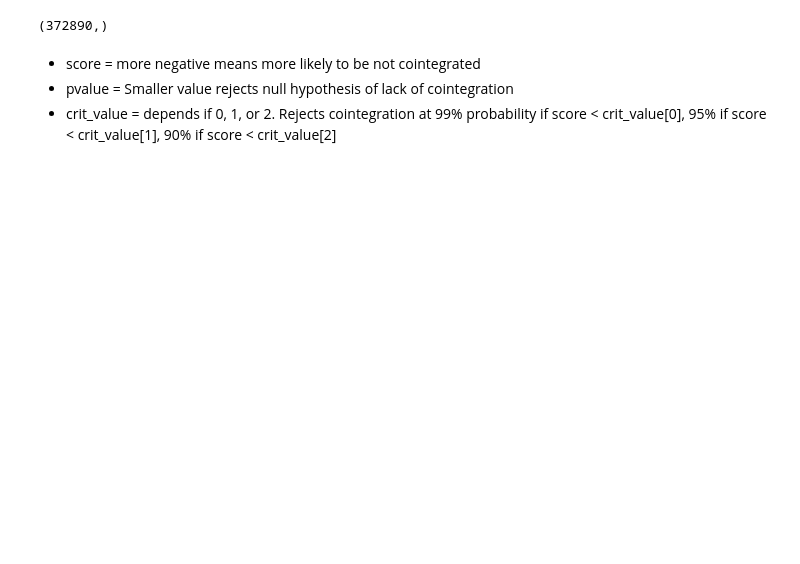
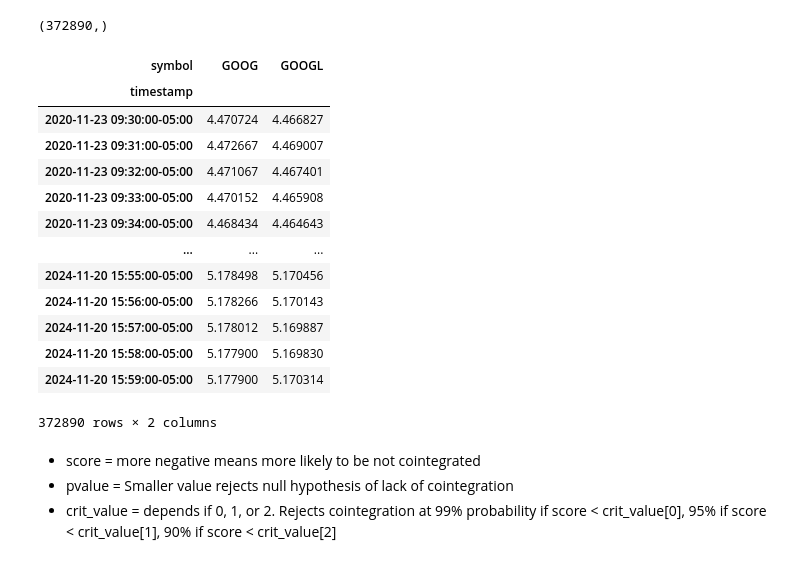
Before and after one commit to LeCodeChef/Basic-Pairs-Trader, a Jupyter notebook: research_notebooks/researchGOOG_GOOGL.ipynb, the cells around one changed output. Cells and saved outputs as stored; diff of their text form; code cells hidden in the pictures; blank space fills up the shorter version.

```diff
--- a/research_notebooks/researchGOOG_GOOGL.ipynb
+++ b/research_notebooks/researchGOOG_GOOGL.ipynb
@@ -40,6 +68,23 @@ prices.head()
 prices["GOOG"].shape
 # %% [output]
 (372890,)
+# %%
+prices
+# %% [output]
+| symbol | GOOG | GOOGL |
+| timestamp |  |  |
+| 2020-11-23 09:30:00-05:00 | 4.470724 | 4.466827 |
+| 2020-11-23 09:31:00-05:00 | 4.472667 | 4.469007 |
+| 2020-11-23 09:32:00-05:00 | 4.471067 | 4.467401 |
+| 2020-11-23 09:33:00-05:00 | 4.470152 | 4.465908 |
+| 2020-11-23 09:34:00-05:00 | 4.468434 | 4.464643 |
+| ... | ... | ... |
+| 2024-11-20 15:55:00-05:00 | 5.178498 | 5.170456 |
+| 2024-11-20 15:56:00-05:00 | 5.178266 | 5.170143 |
+| 2024-11-20 15:57:00-05:00 | 5.178012 | 5.169887 |
+| 2024-11-20 15:58:00-05:00 | 5.177900 | 5.169830 |
+| 2024-11-20 15:59:00-05:00 | 5.177900 | 5.170314 |
+372890 rows × 2 columns
 # %% [markdown]
 - score = more negative means more likely to be not cointegrated
 - pvalue = Smaller value rejects null hypothesis of lack of cointegration
```
Also changed, not shown: parts of 22 cells of this notebook, 5 other files.
